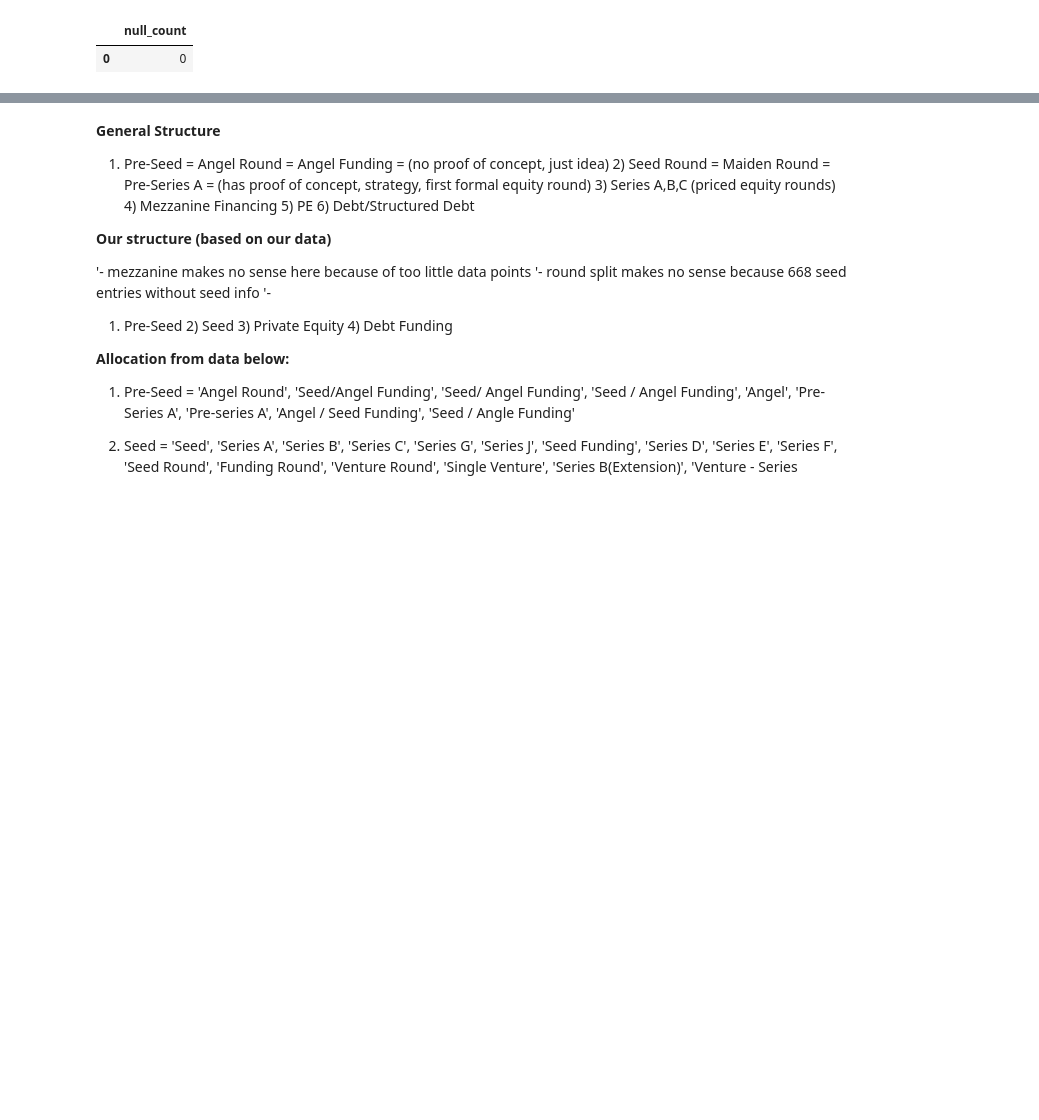
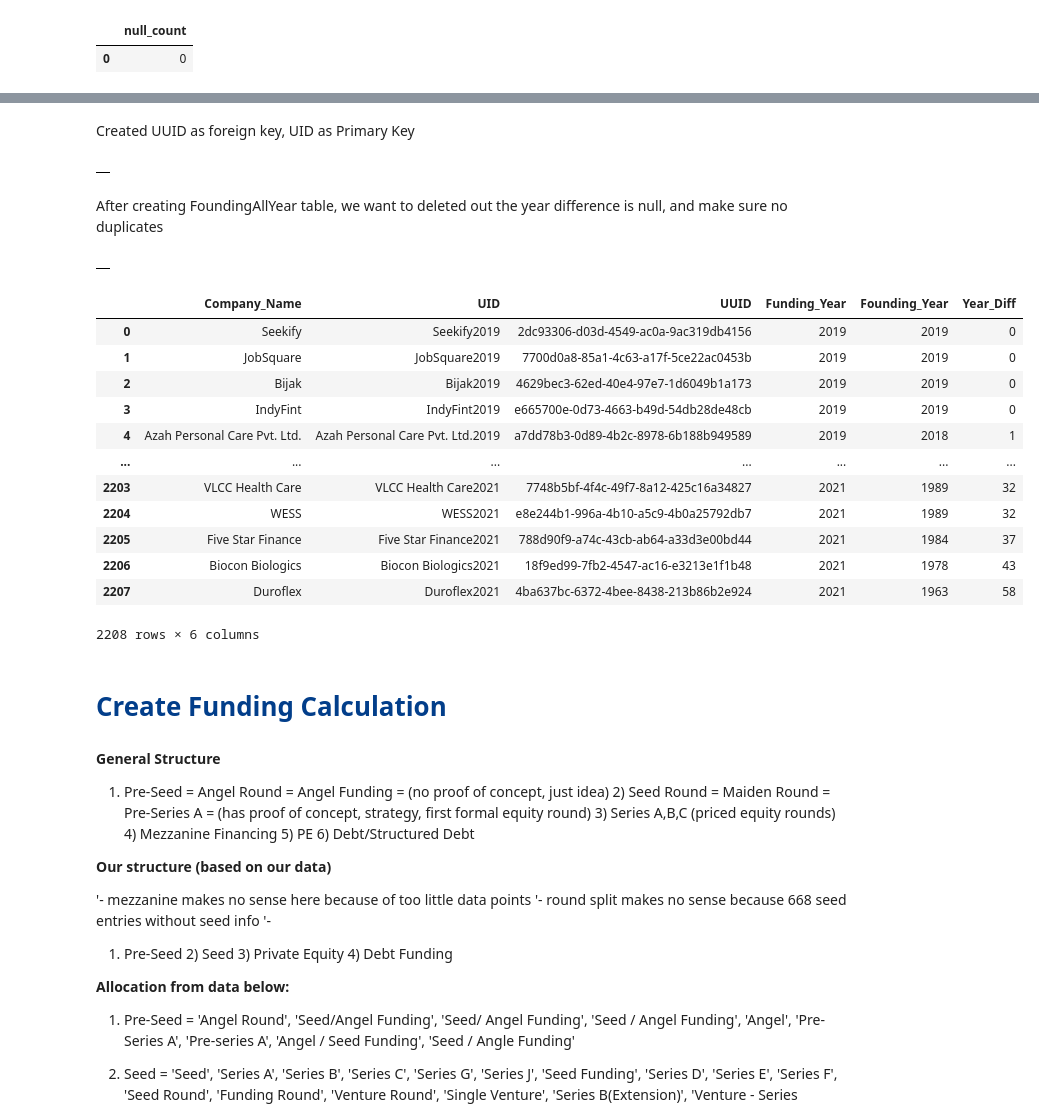
Before and after one commit to bhagirathbhard/IndianStartupFunding, a Jupyter notebook: Indian_Startup_Funding.ipynb, the cells around one changed output, grey strips where cells are left out. Drawn from its saved outputs; the diff is of its cells as text; code cells hidden in the pictures; blank space fills up the shorter version.

```diff
--- a/Indian_Startup_Funding.ipynb
+++ b/Indian_Startup_Funding.ipynb
@@ -1119,3 +838,59 @@ FROM startup_funding;
+# %% [markdown]
+Created UUID as foreign key, UID as Primary Key
+# %%
+%%bigquery --project=ba775-team-project-a01
+
+CREATE OR REPLACE TABLE `ba775-team-project-a01.Found_Year_Clearned.FoundingAllYear`
+AS
+
+SELECT CONCAT(Company_Name,Funding_Year) AS UID, *, Funding_Year-Founding_Year as Year_Diff
+FROM
+  (SELECT b.UUID,a.Company_Name,a.Funding_Year,a.Founding_Year
+  FROM
+    `ba775-team-project-a01.Found_Year_Clearned.FoundingAllYear` as a,
+    `ba775-team-project-a01.Indianstartups.India_Funding_AllYear` as b
+  WHERE
+    a.Company_Name = b.Company_Name
+    AND
+    a.Funding_Year = b.Funding_Year
+    AND
+    a.Company_Name is not null) AS calculation
+    ;
+# %% [output]
+|  |
+# %% [markdown]
+After creating FoundingAllYear table, we want to deleted out the year difference is null, and make sure no duplicates
+# %%
+%%bigquery --project=ba775-team-project-a01
+
+
+CREATE OR REPLACE TABLE `ba775-team-project-a01.Found_Year_Clearned.FoundingAllYear`
+AS
+SELECT DISTINCT(Company_Name),UID,UUID,Funding_Year,Founding_Year,Year_Diff FROM `ba775-team-project-a01.Found_Year_Clearned.FoundingAllYear`
+WHERE Year_Diff is not null;
+# %% [output]
+|  |
+# %%
+## Data check
+%%bigquery --project=ba775-team-project-a01
+
+SELECT * FROM `ba775-team-project-a01.Found_Year_Clearned.FoundingAllYear`
+# %% [output]
+|  | Company_Name | UID | UUID | Funding_Year | Founding_Year | Year_Diff |
+| 0 | Seekify | Seekify2019 | 2dc93306-d03d-4549-ac0a-9ac319db4156 | 2019 | 2019 | 0 |
+| 1 | JobSquare | JobSquare2019 | 7700d0a8-85a1-4c63-a17f-5ce22ac0453b | 2019 | 2019 | 0 |
+| 2 | Bijak | Bijak2019 | 4629bec3-62ed-40e4-97e7-1d6049b1a173 | 2019 | 2019 | 0 |
+| 3 | IndyFint | IndyFint2019 | e665700e-0d73-4663-b49d-54db28de48cb | 2019 | 2019 | 0 |
+| 4 | Azah Personal Care Pvt. Ltd. | Azah Personal Care Pvt. Ltd.2019 | a7dd78b3-0d89-4b2c-8978-6b188b949589 | 2019 | 2018 | 1 |
+| ... | ... | ... | ... | ... | ... | ... |
+| 2203 | VLCC Health Care | VLCC Health Care2021 | 7748b5bf-4f4c-49f7-8a12-425c16a34827 | 2021 | 1989 | 32 |
+| 2204 | WESS | WESS2021 | e8e244b1-996a-4b10-a5c9-4b0a25792db7 | 2021 | 1989 | 32 |
+| 2205 | Five Star Finance | Five Star Finance2021 | 788d90f9-a74c-43cb-ab64-a33d3e00bd44 | 2021 | 1984 | 37 |
+| 2206 | Biocon Biologics | Biocon Biologics2021 | 18f9ed99-7fb2-4547-ac16-e3213e1f1b48 | 2021 | 1978 | 43 |
+| 2207 | Duroflex | Duroflex2021 | 4ba637bc-6372-4bee-8438-213b86b2e924 | 2021 | 1963 | 58 |
+2208 rows × 6 columns
+# %% [markdown]
+# **<span id="NextSteps" style="color:#023e8a;">Create Funding Calculation</span>**
 # %% [markdown]
 **General Structure**
 
```
Also changed, not shown: parts of 160 cells of this notebook.
